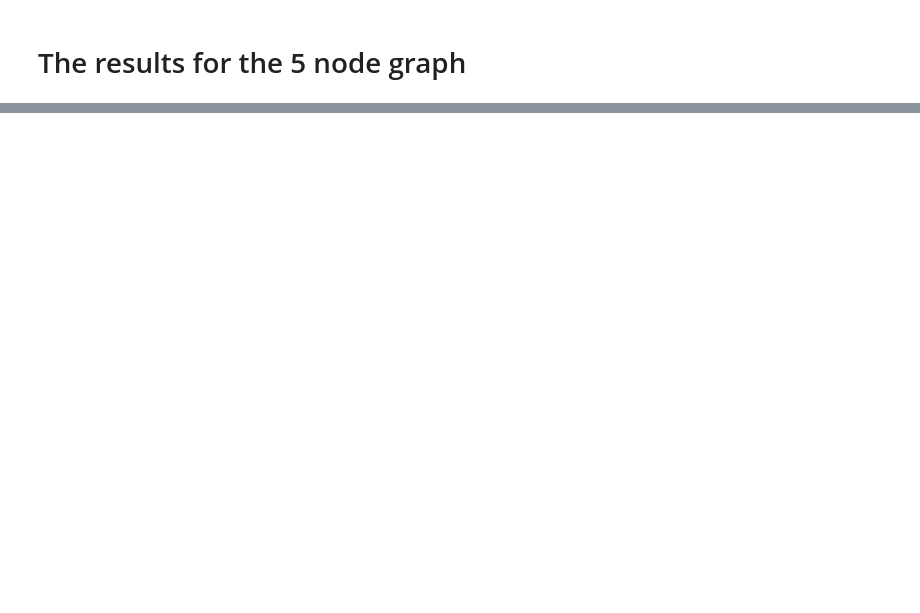
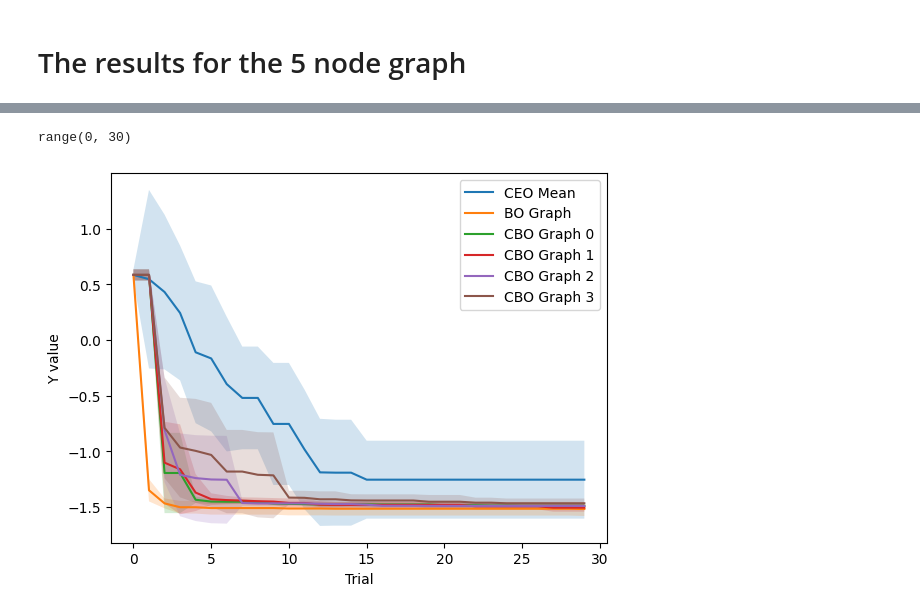
Before and after one commit to FearTheDeer9/AmortizedBayesianOptimization, a Jupyter notebook: results/graph5_results_notebook.ipynb, the cells around one changed output, grey strips where cells are left out. Drawn from its saved outputs; the diff is of its cells as text; code cells hidden in the pictures; blank space fills up the shorter version.

```diff
--- a/results/graph5_results_notebook.ipynb
+++ b/results/graph5_results_notebook.ipynb
@@ -109,0 +113,5 @@ dict_keys(['Best_Y', 'Per_trial_Y', 'Cost'])
+# %%
+plot_everything(base_path, 'Best_Y', noiseless=True, save_file=True)
+# %% [output]
+range(0, 30)
+[figure, added]
```
Also changed, not shown: parts of 5 cells of this notebook, 10 other files.
